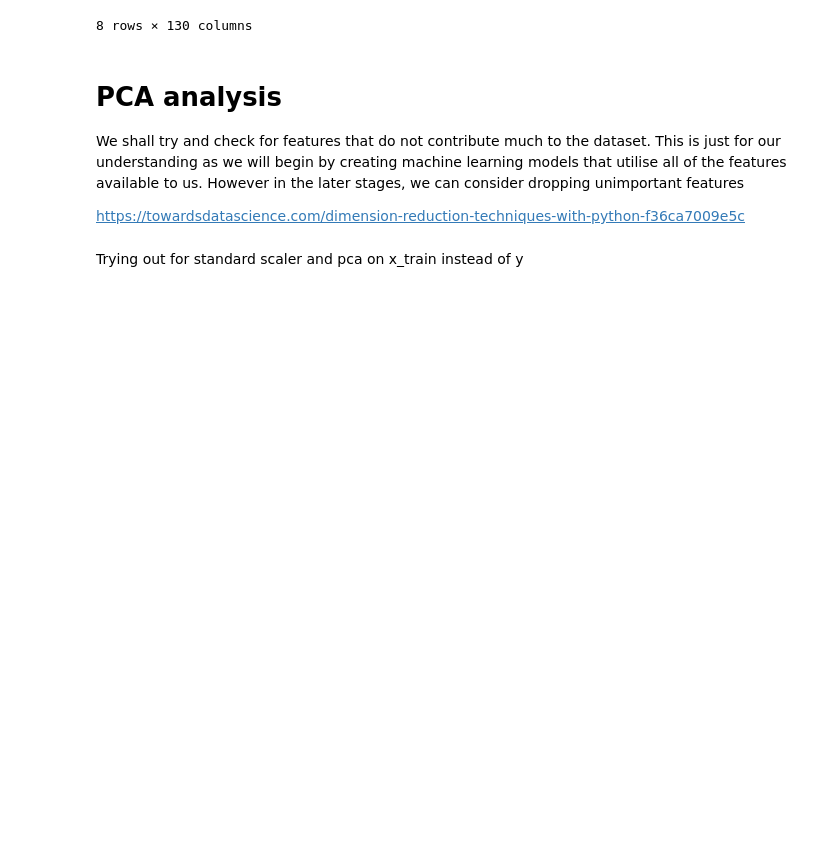
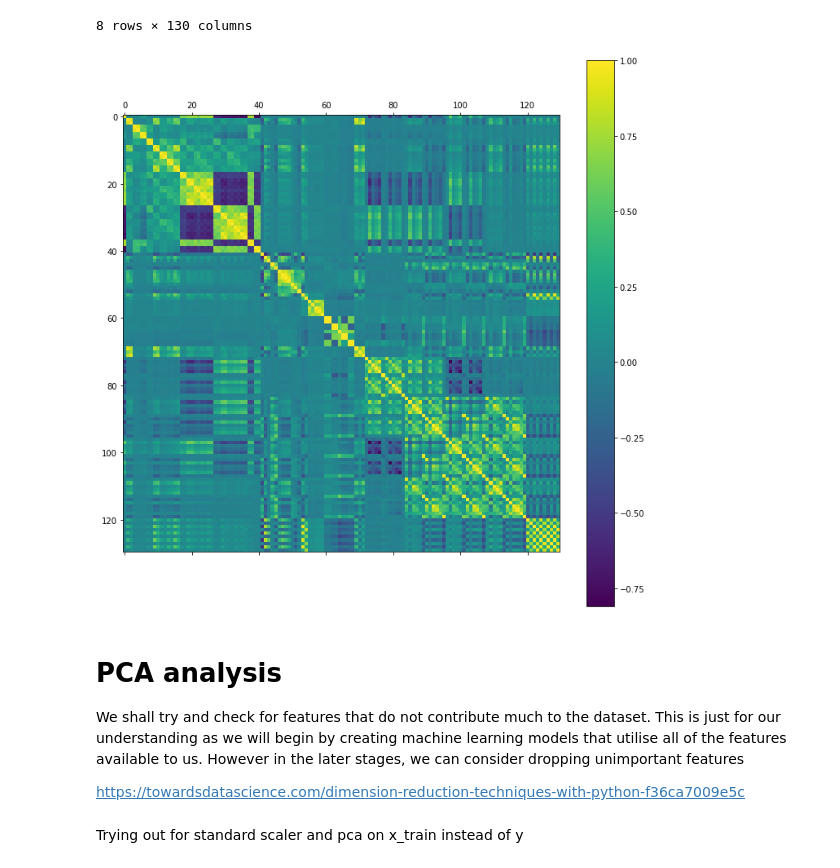
Before and after one commit to tanchuanxin/it3011_project, a Jupyter notebook: 01_exploration/01_dataset_understanding.ipynb, the cells around one changed output. Cells and saved outputs as stored; diff of their text form; code cells hidden in the pictures; blank space fills up the shorter version.

```diff
--- a/01_exploration/01_dataset_understanding.ipynb
+++ b/01_exploration/01_dataset_understanding.ipynb
@@ -158,6 +158,15 @@ x_train.describe()
 | 75% | 1.000000 | 2.166580 | 1.668730 | 1.518167 | 1.206254 | 1.585697 | 1.288218 | 1.127190 | 1.065554 | 2.081761 | 1.059972 | ... |
 | max | 1.000000 | 73.157757 | 83.190949 | 14.573767 | 15.227105 | 10.671521 | 13.984477 | 26.010632 | 38.118409 | 41.468276 | 38.167344 | ... |
 8 rows × 130 columns
+# %%
+import matplotlib.pyplot as plt
+
+fig = plt.figure(num=1, figsize=(12, 12))
+corr_matrix = plt.matshow(train.loc[:, features].corr(), fignum=1)
+fig.colorbar(corr_matrix)
+plt.show()
+# %% [output]
+[figure, added]
 # %% [markdown]
 # PCA analysis
 We shall try and check for features that do not contribute much to the dataset. This is just for our understanding as we will begin by creating machine learning models that utilise all of the features available to us. However in the later stages, we can consider dropping unimportant features
```
Also changed, not shown: parts of 3 cells of this notebook, 3 other files.
